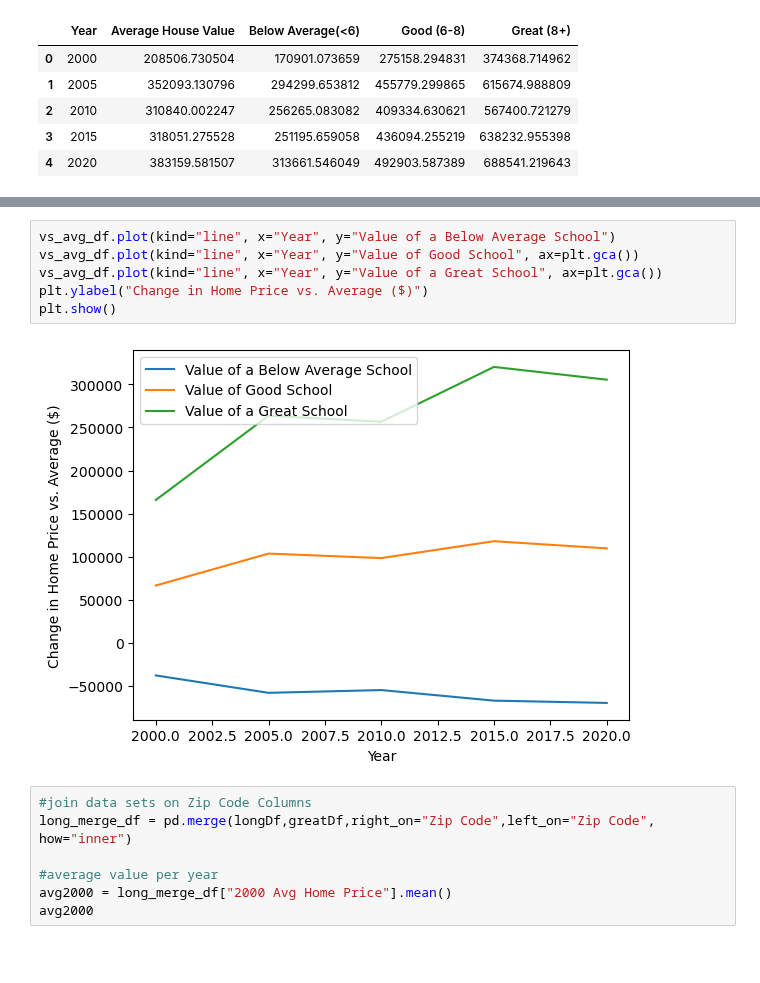
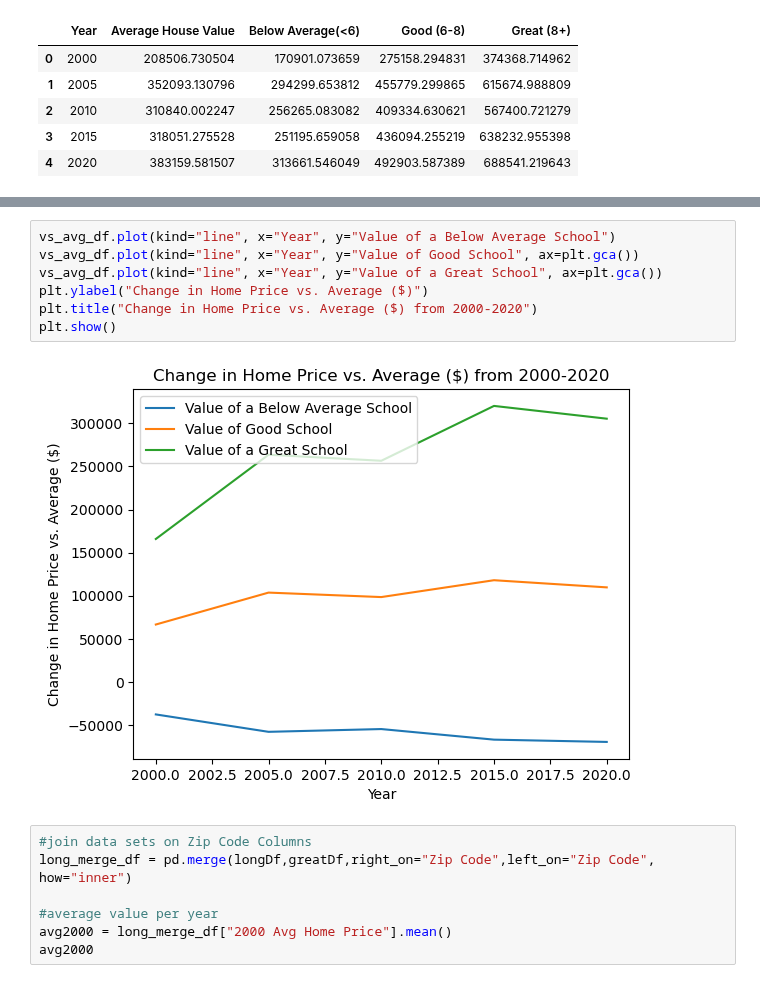
Before and after one commit to tlochan/ProjectOne, a Jupyter notebook: Data Cleaning.ipynb, the cells around one changed output, grey strips where cells are left out. Cells and saved outputs as stored; diff of their text form; blank space fills up the shorter version.

```diff
--- a/Data Cleaning.ipynb
+++ b/Data Cleaning.ipynb
@@ -267,11 +264,12 @@ vs_avg_df
 # %%
 vs_avg_df.plot(kind="line", x="Year", y="Value of a Below Average School")
 vs_avg_df.plot(kind="line", x="Year", y="Value of Good School", ax=plt.gca())
 vs_avg_df.plot(kind="line", x="Year", y="Value of a Great School", ax=plt.gca())
 plt.ylabel("Change in Home Price vs. Average ($)")
+plt.title("Change in Home Price vs. Average ($) from 2000-2020")
 plt.show()
 # %% [output]
-[figure, old version]
+[figure, new version]
 # %%
 #join data sets on Zip Code Columns
 long_merge_df = pd.merge(longDf,greatDf,right_on="Zip Code",left_on="Zip Code", how="inner")
```
Also changed, not shown: parts of 14 cells of this notebook.
